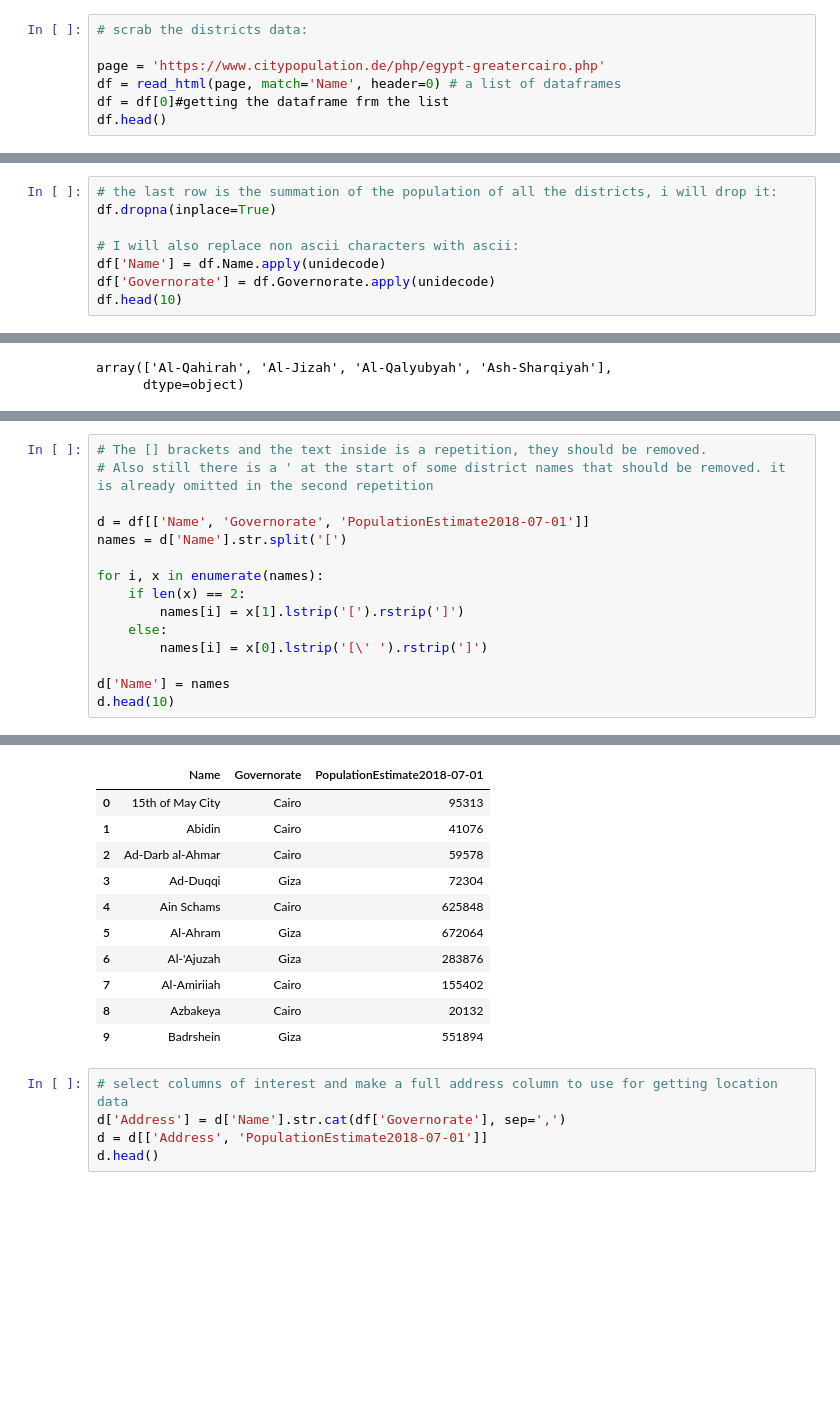
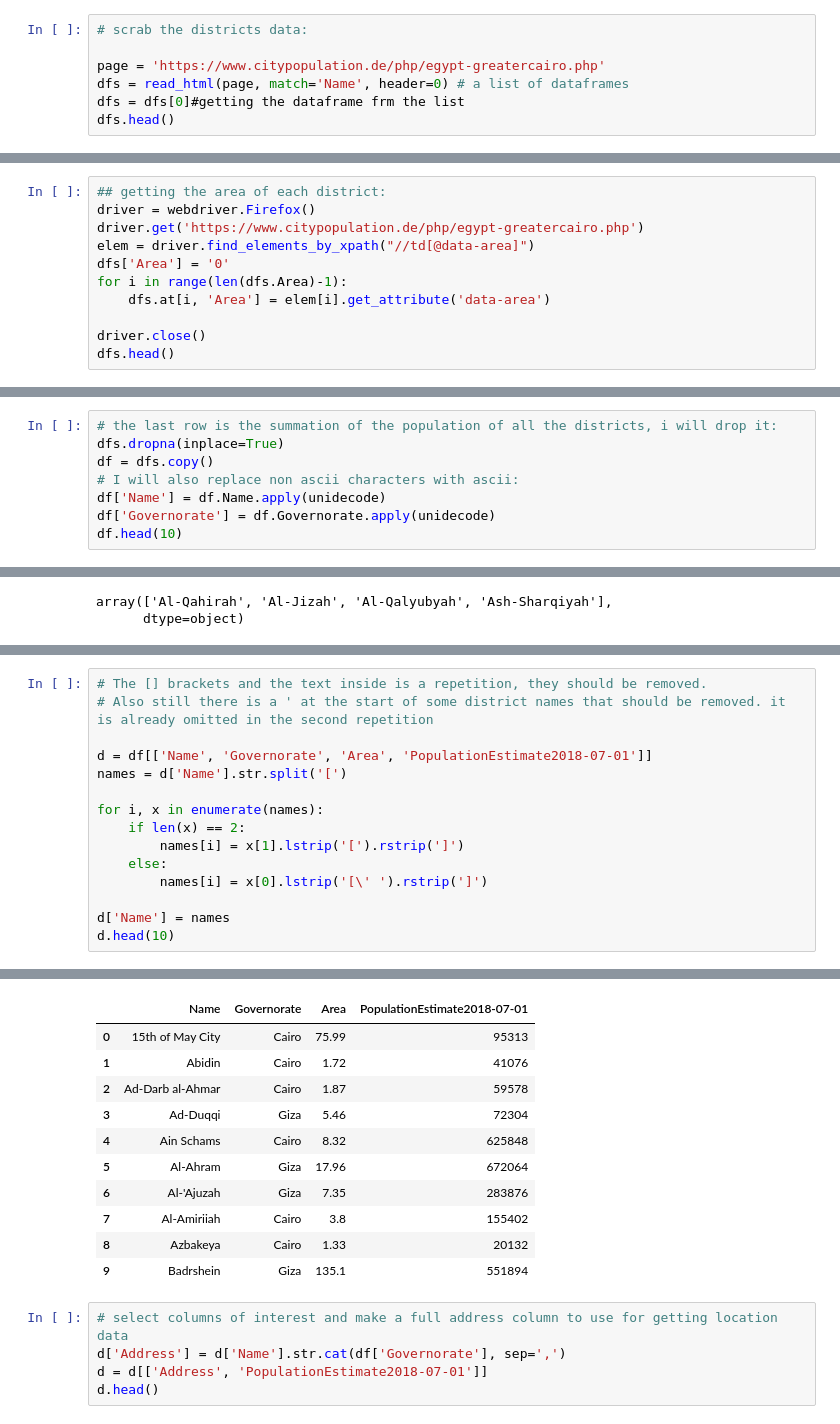
Before and after one commit to Abdelrahman44/Determining-which-districts-of-Greater-Cairo-is-bes-to-open-a-new-food-business, a Jupyter notebook: main.ipynb, the cells around one changed output, grey strips where cells are left out. Saved outputs shown, nothing was run; the diff lists cells and outputs as text; blank space fills up the shorter version.

Commit message:
feat: Scrab area data of each district using selenium

```diff
--- a/main.ipynb
+++ b/main.ipynb
@@ -11,9 +13,9 @@ import requests
 # scrab the districts data:
 
 page = 'https://www.citypopulation.de/php/egypt-greatercairo.php'
-df = read_html(page, match='Name', header=0) # a list of dataframes
-df = df[0]#getting the dataframe frm the list
-df.head()
+dfs = read_html(page, match='Name', header=0) # a list of dataframes
+dfs = dfs[0]#getting the dataframe frm the list
+dfs.head()
 # %% [output]
 |  | Name | Native | Status | Governorate | PopulationCensus1996-11-19 | PopulationCensus2006-11-11 | ... |
 | 0 | 15 Māyū [15th of May City] | قسم 15 مايو | Kism (fully urban) | Al-Qāhirah | 65560 | 90740 | ... |
@@ -30,3 +32,14 @@ df.tail()
 | 72 | Shubrā al-Khaymah 2 [Shubra el-Kh... | قسم ثان شبرا الخيمة | Kism (fully urban) | Al-Qalyūbyah | 453963 | 563880 | ... |
 | 73 | Ṭurah [Tura] | قسم طره | Kism (fully urban) | Al-Qāhirah | 67270 | 94107 | ... |
 | 74 | Al-Qāhirah al-Kubrā [Greater Cairo] | القاهرة الكبرى | Metropolitan Area | NaN | 12600000 | 15628325 | ... |
+# %%
+## getting the area of each district:
+driver = webdriver.Firefox()
+driver.get('https://www.citypopulation.de/php/egypt-greatercairo.php')
+elem = driver.find_elements_by_xpath("//td[@data-area]")
+dfs['Area'] = '0'
+for i in range(len(dfs.Area)-1):
+    dfs.at[i, 'Area'] = elem[i].get_attribute('data-area')
+
+driver.close()
+dfs.head()
@@ -33,7 +53,7 @@ df.tail()
 # %%
 # the last row is the summation of the population of all the districts, i will drop it:
-df.dropna(inplace=True)
-
+dfs.dropna(inplace=True)
+df = dfs.copy()
 # I will also replace non ascii characters with ascii:
 df['Name'] = df.Name.apply(unidecode)
 df['Governorate'] = df.Governorate.apply(unidecode)
@@ -75,35 +95,35 @@ df.head()
 # %%
 # The [] brackets and the text inside is a repetition, they should be removed.
 # Also still there is a ' at the start of some district names that should be removed. it is already omitted in the second repetition
 
-d = df[['Name', 'Governorate', 'PopulationEstimate2018-07-01']]
+d = df[['Name', 'Governorate', 'Area', 'PopulationEstimate2018-07-01']]
 names = d['Name'].str.split('[')
 
 for i, x in enumerate(names):
     if len(x) == 2:
         names[i] = x[1].lstrip('[').rstrip(']')
     else:
         names[i] = x[0].lstrip('[\' ').rstrip(']')
 
 d['Name'] = names
 d.head(10)
 # %% [output]
 A value is trying to be set on a copy of a slice from a DataFrame.
 Try using .loc[row_indexer,col_indexer] = value instead
 
 See the caveats in the documentation: http://pandas.pydata.org/pandas-docs/stable/indexing.html#indexing-view-versus-copy
   del sys.path[0]
-|  | Name | Governorate | PopulationEstimate2018-07-01 |
-| 0 | 15th of May City | Cairo | 95313 |
-| 1 | Abidin | Cairo | 41076 |
-| 2 | Ad-Darb al-Ahmar | Cairo | 59578 |
-| 3 | Ad-Duqqi | Giza | 72304 |
-| 4 | Ain Schams | Cairo | 625848 |
-| 5 | Al-Ahram | Giza | 672064 |
-| 6 | Al-'Ajuzah | Giza | 283876 |
-| 7 | Al-Amiriiah | Cairo | 155402 |
-| 8 | Azbakeya | Cairo | 20132 |
-| 9 | Badrshein | Giza | 551894 |
+|  | Name | Governorate | Area | PopulationEstimate2018-07-01 |
+| 0 | 15th of May City | Cairo | 75.99 | 95313 |
+| 1 | Abidin | Cairo | 1.72 | 41076 |
+| 2 | Ad-Darb al-Ahmar | Cairo | 1.87 | 59578 |
+| 3 | Ad-Duqqi | Giza | 5.46 | 72304 |
+| 4 | Ain Schams | Cairo | 8.32 | 625848 |
+| 5 | Al-Ahram | Giza | 17.96 | 672064 |
+| 6 | Al-'Ajuzah | Giza | 7.35 | 283876 |
+| 7 | Al-Amiriiah | Cairo | 3.8 | 155402 |
+| 8 | Azbakeya | Cairo | 1.33 | 20132 |
+| 9 | Badrshein | Giza | 135.1 | 551894 |
 # %%
 # select columns of interest and make a full address column to use for getting location data
 d['Address'] = d['Name'].str.cat(df['Governorate'], sep=',')
```
Also changed, not shown: parts of 13 cells of this notebook.
